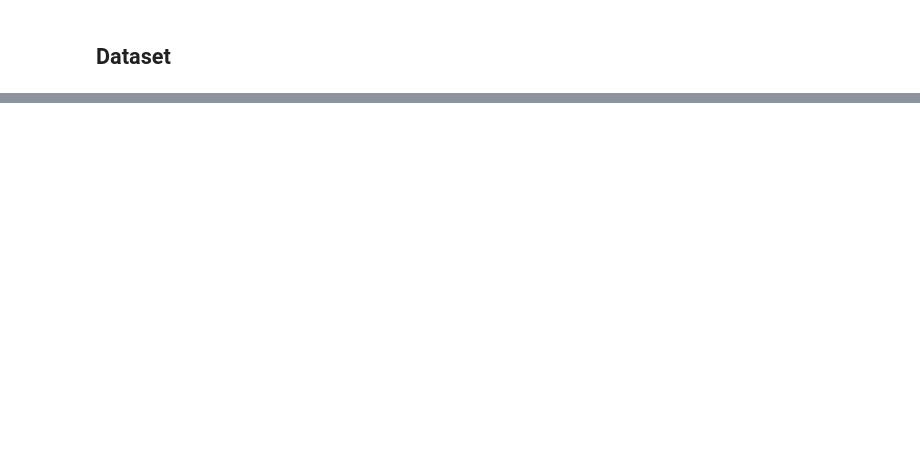
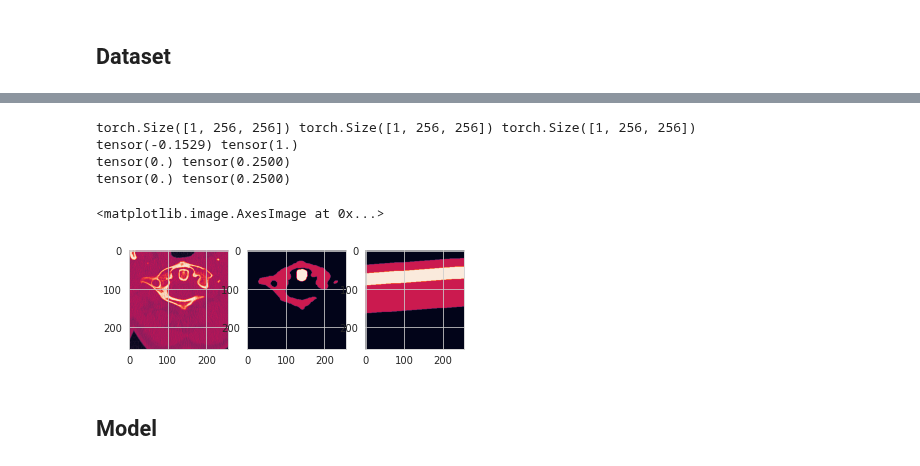
Before and after one commit to ghty011/cervical_spine, a Jupyter notebook: train/train_segmentation_axial_crop.ipynb, the cells around one changed output, grey strips where cells are left out. Cells and saved outputs as stored; diff of their text form; code cells hidden in the pictures; blank space fills up the shorter version.

```diff
--- a/train/train_segmentation_axial_crop.ipynb
+++ b/train/train_segmentation_axial_crop.ipynb
@@ -94,0 +322,44 @@ class SegDataset(Dataset):
+# %%
+class DataTransform(nn.Module):
+    def __init__(self, image_size):
+        super().__init__()
+
+        self.image_size = image_size
+
+        self.transform = A.Compose([
+            A.ShiftScaleRotate(p=0.5, rotate_limit=5),
+            A.RandomBrightnessContrast(p=0.5),
+            A.Resize(image_size, image_size),
+            ToTensorV2(p=1),
+        ])
+
+        self.normalize = T.Normalize(255 * 0.5, 255 * 0.5)
+
+    def forward(self, x, label, indication):
+        augmented = self.transform(image=np.asarray(x), masks=[np.asarray(label) / 256., np.asarray(indication)])
+        x, label, indication = augmented['image'],  augmented['masks'][0],  augmented['masks'][1]
+
+        x = self.normalize(x.float())
+
+        return x, label.unsqueeze(0).float(), indication.unsqueeze(0).float()
+
+
+dataset = SegDataset(df, IMAGES_DIR, LABEL_DIR, XRAY_DIR, DataTransform(image_size))
+slice, label, indication = dataset[500]
+print(slice.shape, label.shape, indication.shape)
+print(slice.min(), slice.max())
+print(label.min(), label.max())
+print(indication.min(), indication.max())
+_, axs = plt.subplots(1, 3)
+axs[0].imshow(slice.squeeze())
+axs[1].imshow(label.squeeze())
+axs[2].imshow(indication.squeeze())
+# %% [output]
+torch.Size([1, 256, 256]) torch.Size([1, 256, 256]) torch.Size([1, 256, 256])
+tensor(-0.1529) tensor(1.)
+tensor(0.) tensor(0.2500)
+tensor(0.) tensor(0.2500)
+<matplotlib.image.AxesImage at 0x...>
+[figure, added]
+# %% [markdown]
+## Model
```
Also changed, not shown: parts of 34 cells of this notebook, 2 other files.
